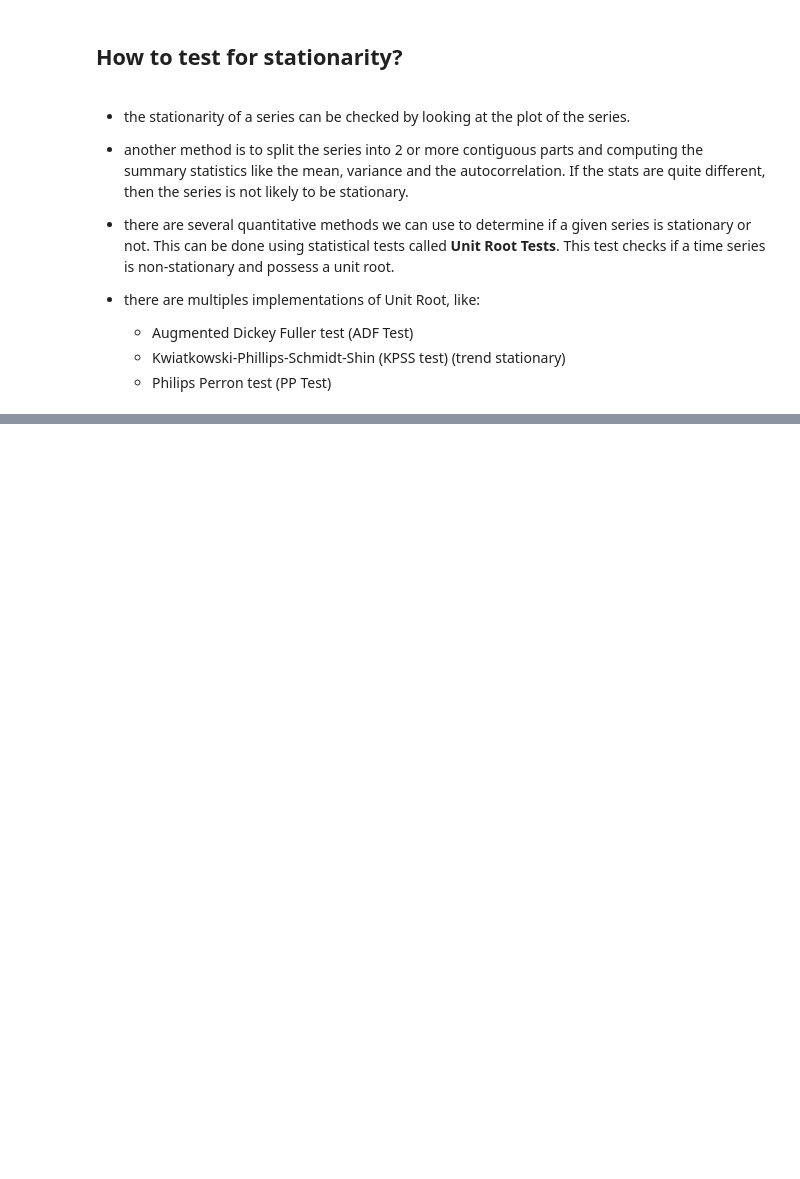
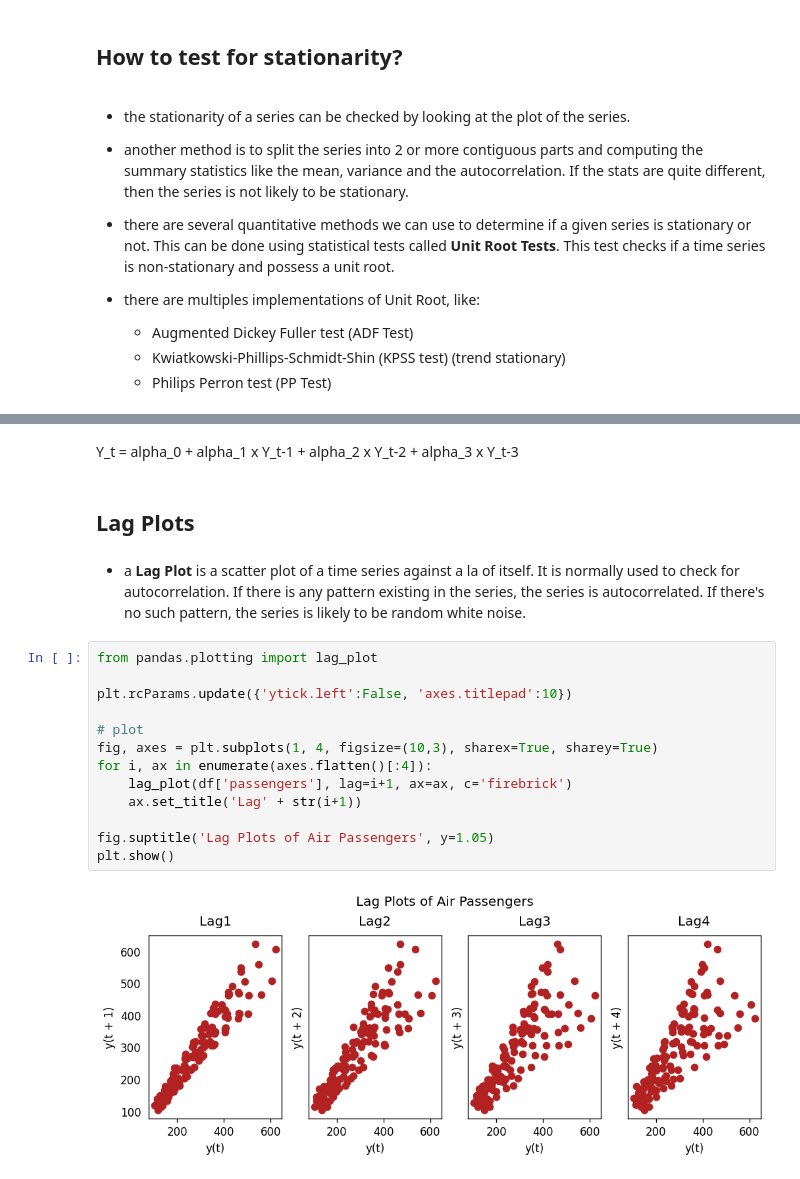
Before and after one commit to emonteiro27/data-time-series-analysis, a Jupyter notebook: time-series-analysis.ipynb, the cells around one changed output, grey strips where cells are left out. Cells and saved outputs as stored; diff of their text form; blank space fills up the shorter version.

Commit message:
plotted la plots

```diff
--- a/time-series-analysis.ipynb
+++ b/time-series-analysis.ipynb
@@ -400,0 +399,21 @@ Y_t = alpha_0 + alpha_1 x Y_t-1 + alpha_2 x Y_t-2 + alpha_3 x Y_t-3
+# %% [markdown]
+Y_t = alpha_0 + alpha_1 x Y_t-1 + alpha_2 x Y_t-2 + alpha_3 x Y_t-3
+# %% [markdown]
+## Lag Plots
+# %% [markdown]
+- a __Lag Plot__ is a scatter plot of a time series against a la of itself. It is normally used to check for autocorrelation. If there is any pattern existing in the series, the series is autocorrelated. If there's no such pattern, the series is likely to be random white noise.
+# %%
+from pandas.plotting import lag_plot
+
+plt.rcParams.update({'ytick.left':False, 'axes.titlepad':10})
+
+# plot
+fig, axes = plt.subplots(1, 4, figsize=(10,3), sharex=True, sharey=True)
+for i, ax in enumerate(axes.flatten()[:4]):
+    lag_plot(df['passengers'], lag=i+1, ax=ax, c='firebrick')
+    ax.set_title('Lag' + str(i+1))
+
+fig.suptitle('Lag Plots of Air Passengers', y=1.05)
+plt.show()
+# %% [output]
+[figure, added]
```
Also changed, not shown: parts of 57 cells of this notebook.
